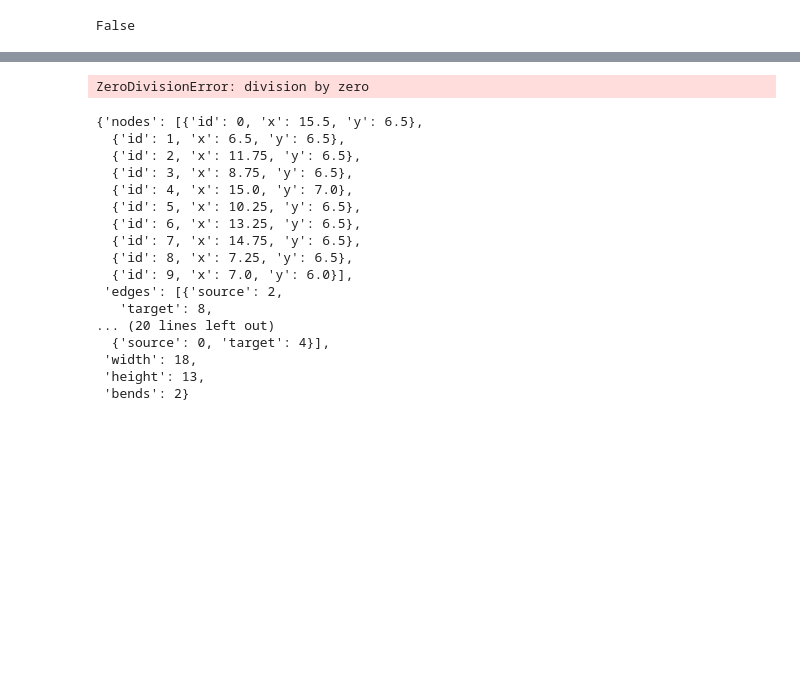
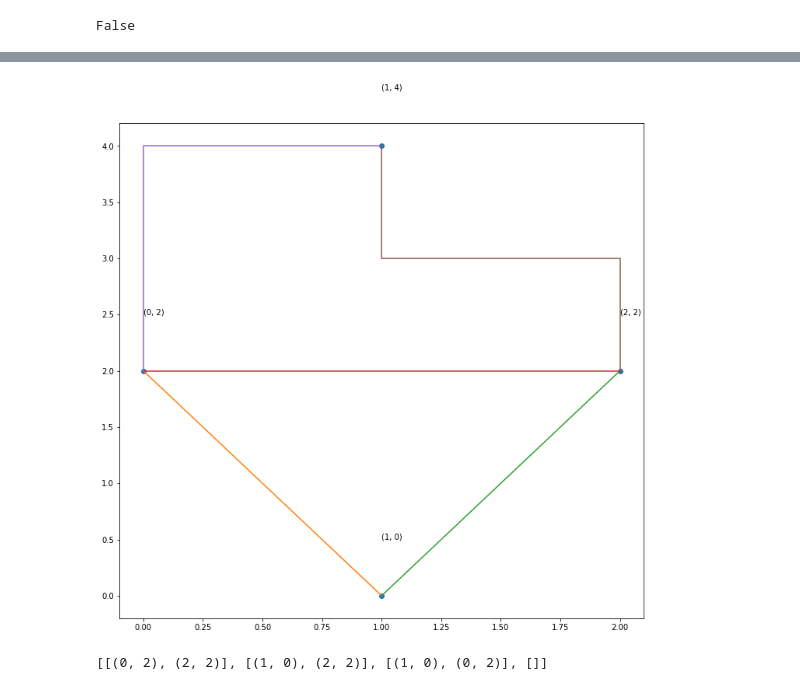
Before and after one commit to PierrePages/Graph_drawing, a Jupyter notebook: main.ipynb, the cells around one changed output, grey strips where cells are left out. Drawn from its saved outputs; the diff is of its cells as text; code cells hidden in the pictures; blank space fills up the shorter version.

```diff
--- a/main.ipynb
+++ b/main.ipynb
@@ -347,3 +326,7 @@ def find_neighbour(data):
+# %%
+show_graph(data)
+# %% [output]
+[figure, added]
 # %%
 def compute_centroid(polygon):
     x_cords = []
@@ -377,28 +347,4 @@ def update_point(id, new_cords, data):
-# %%
-new_points = compute_all_centroid(data)
-for count, points, in enumerate(new_points):
-    data2 = update_point(count,points, data)
-
-show_graph(data2)
-# %% [output]
-ZeroDivisionError: division by zero
-# %%
-data2
-# %% [output]
-{'nodes': [{'id': 0, 'x': 15.5, 'y': 6.5},
-  {'id': 1, 'x': 6.5, 'y': 6.5},
-  {'id': 2, 'x': 11.75, 'y': 6.5},
-  {'id': 3, 'x': 8.75, 'y': 6.5},
-  {'id': 4, 'x': 15.0, 'y': 7.0},
-  {'id': 5, 'x': 10.25, 'y': 6.5},
-  {'id': 6, 'x': 13.25, 'y': 6.5},
-  {'id': 7, 'x': 14.75, 'y': 6.5},
-  {'id': 8, 'x': 7.25, 'y': 6.5},
-  {'id': 9, 'x': 7.0, 'y': 6.0}],
- 'edges': [{'source': 2,
-   'target': 8,
-... (20 lines left out)
-  {'source': 0, 'target': 4}],
- 'width': 18,
- 'height': 13,
- 'bends': 2}
+# %%
+neighbour_list
+# %% [output]
+[[(0, 2), (2, 2)], [(1, 0), (2, 2)], [(1, 0), (0, 2)], []]
```
Also changed, not shown: parts of 12 cells of this notebook, 1 other file.
